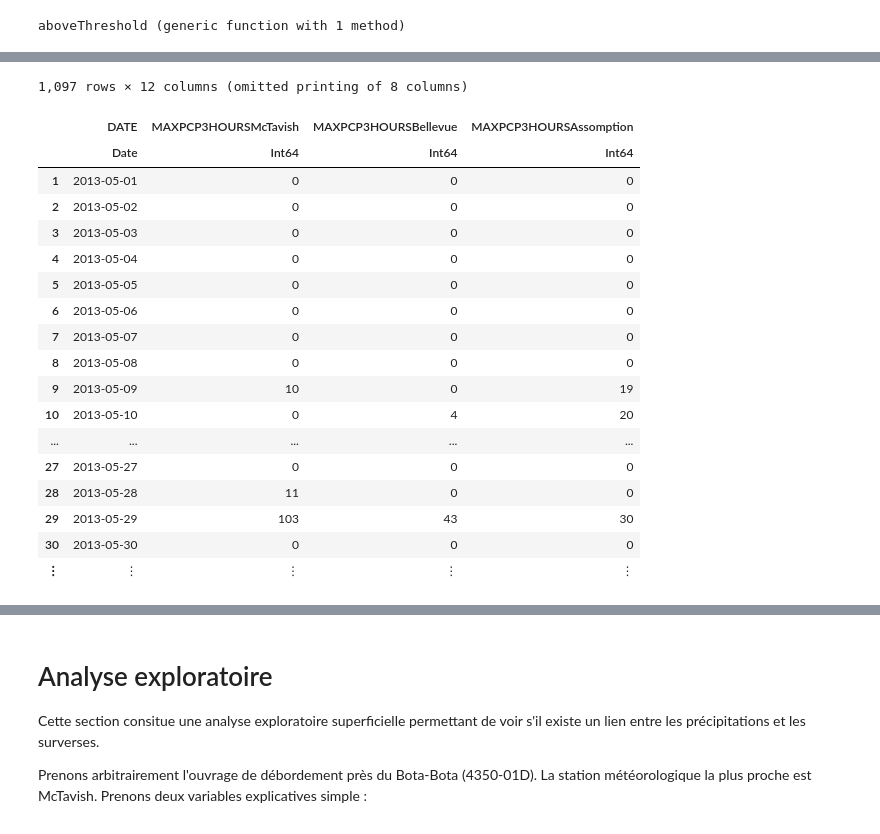
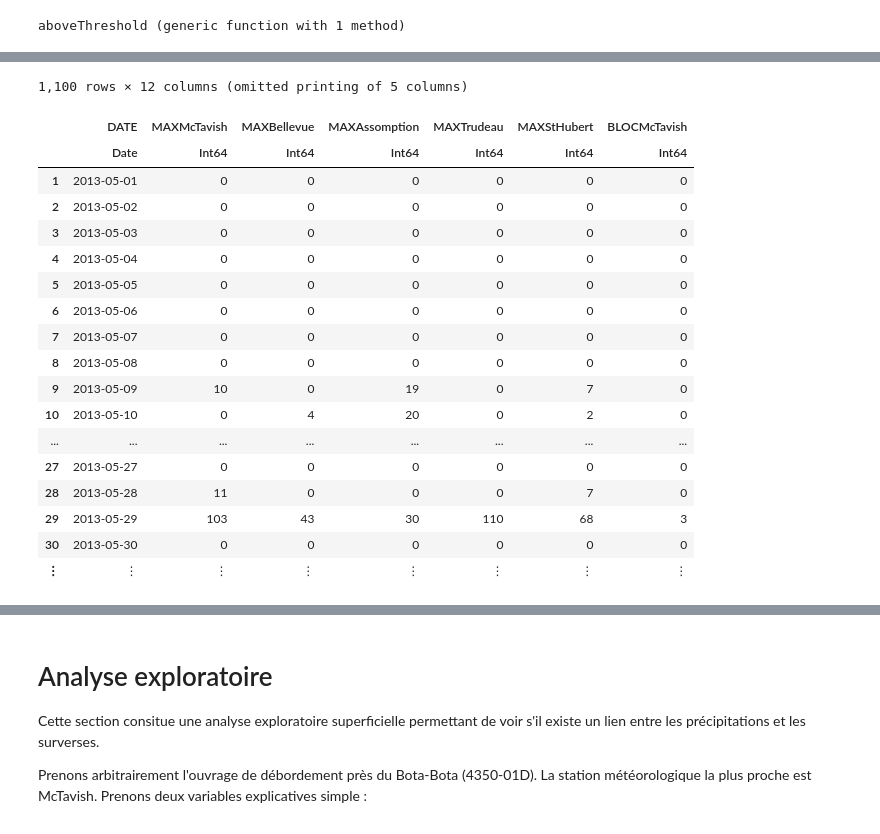
Before and after one commit to gafaua/projetMTH3302, a Jupyter notebook: ProjetA19.ipynb, the cells around one changed output, grey strips where cells are left out. Cells and saved outputs as stored; diff of their text form; code cells hidden in the pictures.

```diff
--- a/ProjetA19.ipynb
+++ b/ProjetA19.ipynb
@@ -171,0 +174,3 @@ dropmissing!(data_full)
+# %%
+data_full[3902, 3] = 0
+data_full[3902, 7] = 0
@@ -173,12 +183,12 @@ dropmissing!(data_full)
 ## Extraction variables explicatives (Maude L.)
 # %%
 # Maximum de précipitations en 1 heure dans une journée.
-X_pcp_max = by(data_full, :date,  McTavish = :McTavish=>maximum, Bellevue = :Bellevue=>maximum,
-   Assomption = :Assomption=>maximum, Trudeau = :Trudeau=>maximum, StHubert = :StHubert=>maximum)
+X_pcp_max = by(data_full, :date,  MAXMcTavish = :McTavish=>maximum, MAXBellevue = :Bellevue=>maximum,
+   MAXAssomption = :Assomption=>maximum, MAXTrudeau = :Trudeau=>maximum, MAXStHubert = :StHubert=>maximum)
 
 # Somme des précipitations dans une journée
-X_pcp_sum = by(data_full, :date,  McTavish = :McTavish=>sum, Bellevue = :Bellevue=>sum,
-   Assomption = :Assomption=>sum, Trudeau = :Trudeau=>sum, StHubert = :StHubert=>sum)
+X_pcp_sum = by(data_full, :date,  SUMMcTavish = :McTavish=>sum, SUMBellevue = :Bellevue=>sum,
+   SUMAssomption = :Assomption=>sum, SUMTrudeau = :Trudeau=>sum, SUMStHubert = :StHubert=>sum)
 
 # Précipitation à chaque heure pour chaque journée
 X_pcp_hour = data_full
@@ -199,14 +209,14 @@ end
 
 # Somme des précipitations des 2 jours précédents
 
-X_pcp_two_days = copy(X_pcp_sum)
-buffer = copy(X_pcp_sum)
+X_pcp_two_days = DataFrame(date= X_pcp_sum[:,:date], SUM2DaysMcTavish=zeros(Int64, length(X_pcp_sum[:,1])), SUM2DaysBellevue=zeros(Int64, length(X_pcp_sum[:,1])), SUM2DaysAssomption=zeros(Int64, length(X_pcp_sum[:,1])), SUM2DaysTrudeau=zeros(Int64, length(X_pcp_sum[:,1])), SUM2DaysStHubert=zeros(Int64, length(X_pcp_sum[:,1])))
+#buffer = copy(X_pcp_sum)
 for i=2:6
-    for j=1:length(X_pcp_sum[:,2])
+    for j=1:length(X_pcp_two_days[:,1])
         if (j > 1)
-            X_pcp_two_days[j, i] = buffer[(j-1), i] + buffer[j,i]
+            X_pcp_two_days[j, i] = X_pcp_sum[(j-1), i] + X_pcp_sum[j,i]
         else
-            X_pcp_two_days[j, i] = buffer[j, i]
+            X_pcp_two_days[j, i] = X_pcp_sum[j, i]
         end
     end
 end
@@ -237,16 +247,16 @@ end
 ouvrage = ["3260-01D", "3350-07D", "4240-01D", "4350-01D", "4380-01D"]
 
 filtered_surverse = filter(row -> row.NO_OUVRAGE == ouvrage[1], surverse_df)
-surverse_rivierePrairie = DataFrame(DATE=filtered_surverse[:, 2], RIVIEREPRAIRIE=filtered_surverse[:, 3])
+surverse_rivierePrairie = DataFrame(DATE=filtered_surverse[:, 2], SURVERSE=filtered_surverse[:, 3])
 
 filtered_surverse = filter(row -> row.NO_OUVRAGE == ouvrage[2], surverse_df)
-surverse_ahuntsic = DataFrame(DATE=filtered_surverse[:, 2], AHUNTSIC=filtered_surverse[:, 3])
+surverse_ahuntsic = DataFrame(DATE=filtered_surverse[:, 2], SURVERSE=filtered_surverse[:, 3])
 
 filtered_surverse = filter(row -> row.NO_OUVRAGE == ouvrage[3], surverse_df)
-surverse_pointeAuxTrembles = DataFrame(DATE=filtered_surverse[:, 2], POINTEAUXTREMBLES=filtered_surverse[:, 3])
+surverse_pointeAuxTrembles = DataFrame(DATE=filtered_surverse[:, 2], SURVERSE=filtered_surverse[:, 3])
 
 filtered_surverse = filter(row -> row.NO_OUVRAGE == ouvrage[4], surverse_df)
-surverse_vieuxMontreal = DataFrame(DATE=filtered_surverse[:, 2], VIEUXMONTREAL=filtered_surverse[:, 3])
+surverse_vieuxMontreal = DataFrame(DATE=filtered_surverse[:, 2], SURVERSE=filtered_surverse[:, 3])
 
 filtered_surverse = filter(row -> row.NO_OUVRAGE == ouvrage[5], surverse_df)
-surverse_verdun = DataFrame(DATE=filtered_surverse[:, 2], VERDUN=filtered_surverse[:, 3]);
+surverse_verdun = DataFrame(DATE=filtered_surverse[:, 2], SURVERSE=filtered_surverse[:, 3]);
@@ -263,12 +276,12 @@ end
 # %% [output]
 aboveThreshold (generic function with 1 method)
 # %%
-df_3h = DataFrame(DATE=X_pcp_sum[:, :date], MAXPCP3HOURSMcTavish=zeros(Int64, length(X_pcp_sum[:,1])), MAXPCP3HOURSBellevue=zeros(Int64, length(X_pcp_sum[:,1])), MAXPCP3HOURSAssomption=zeros(Int64, length(X_pcp_sum[:,1])), MAXPCP3HOURSTrudeau=zeros(Int64, length(X_pcp_sum[:,1])), MAXPCP3HOURSStHubert=zeros(Int64, length(X_pcp_sum[:,1])), NUMBLOCKMcTavish=zeros(Int64, length(X_pcp_sum[:,1])), NUMBLOCKBellevue=zeros(Int64, length(X_pcp_sum[:,1])), NUMBLOCKAssomption=zeros(Int64, length(X_pcp_sum[:,1])), NUMBLOCKStHubert=zeros(Int64, length(X_pcp_sum[:,1])), NUMBLOCKTrudeau=zeros(Int64, length(X_pcp_sum[:,1])))
+df_3h = DataFrame(date=X_pcp_sum[:, :date], MAXBLOCMcTavish=zeros(Int64, length(X_pcp_sum[:,1])), MAXBLOCBellevue=zeros(Int64, length(X_pcp_sum[:,1])), MAXBLOCAssomption=zeros(Int64, length(X_pcp_sum[:,1])), MAXBLOCTrudeau=zeros(Int64, length(X_pcp_sum[:,1])), MAXBLOCStHubert=zeros(Int64, length(X_pcp_sum[:,1])), BLOCMcTavish=zeros(Int64, length(X_pcp_sum[:,1])), BLOCBellevue=zeros(Int64, length(X_pcp_sum[:,1])), BLOCAssomption=zeros(Int64, length(X_pcp_sum[:,1])), BLOCTrudeau=zeros(Int64, length(X_pcp_sum[:,1])), BLOCStHubert=zeros(Int64, length(X_pcp_sum[:,1])))
 for i=1:length(X_pcp_sum[:,1])-1
     for j=2:6
         df_3h[i, j] = findmax(X_pcp_three_hours[((i-1)*24)+1:i*24, j+1])[1]
     end
     for j=7:11
-        df_3h[i, j] = aboveThreshold(X_pcp_three_hours[((i-1)*24)+1:i*24, j-4], 50)
+        df_3h[i, j] = aboveThreshold(X_pcp_three_hours[((i-1)*24)+1:i*24, j-4], 75)
     end
 end
@@ -275,34 +315,34 @@ end
 # %%
 df_3h_3260 = copy(df_3h)
 df_3h_3260.SURVERSE = zeros(Int64, length(df_3h[:,1]))
 missing = []
 for i=1:length(df_3h_3260[:,1])
-    surverse = filter(x -> x.DATE == df_3h[i, :DATE] && x.NO_OUVRAGE == "3260-01D", surverse_df).SURVERSE
+    surverse = filter(x -> x.DATE == df_3h[i, :DATE], surverse_vieuxMontreal).SURVERSE
     if length(surverse) != 0
         df_3h_3260[i, :SURVERSE] = surverse[1]
     else
         push!(missing, i)
     end
 end
 deleterows!(df_3h_3260, missing)
 # %% [output]
-1,097 rows × 12 columns (omitted printing of 8 columns)
+1,100 rows × 12 columns (omitted printing of 5 columns)
-|  | DATE | MAXPCP3HOURSMcTavish | MAXPCP3HOURSBellevue | MAXPCP3HOURSAssomption |
-|  | Date | Int64 | Int64 | Int64 |
-| 1 | 2013-05-01 | 0 | 0 | 0 |
-| 2 | 2013-05-02 | 0 | 0 | 0 |
-| 3 | 2013-05-03 | 0 | 0 | 0 |
-| 4 | 2013-05-04 | 0 | 0 | 0 |
-| 5 | 2013-05-05 | 0 | 0 | 0 |
-| 6 | 2013-05-06 | 0 | 0 | 0 |
-| 7 | 2013-05-07 | 0 | 0 | 0 |
-| 8 | 2013-05-08 | 0 | 0 | 0 |
-| 9 | 2013-05-09 | 10 | 0 | 19 |
-| 10 | 2013-05-10 | 0 | 4 | 20 |
-| ... | ... | ... | ... | ... |
-| 27 | 2013-05-27 | 0 | 0 | 0 |
-| 28 | 2013-05-28 | 11 | 0 | 0 |
-| 29 | 2013-05-29 | 103 | 43 | 30 |
-| 30 | 2013-05-30 | 0 | 0 | 0 |
-| ⋮ | ⋮ | ⋮ | ⋮ | ⋮ |
+|  | DATE | MAXMcTavish | MAXBellevue | MAXAssomption | MAXTrudeau | MAXStHubert | BLOCMcTavish |
+|  | Date | Int64 | Int64 | Int64 | Int64 | Int64 | Int64 |
+| 1 | 2013-05-01 | 0 | 0 | 0 | 0 | 0 | 0 |
+| 2 | 2013-05-02 | 0 | 0 | 0 | 0 | 0 | 0 |
+| 3 | 2013-05-03 | 0 | 0 | 0 | 0 | 0 | 0 |
+| 4 | 2013-05-04 | 0 | 0 | 0 | 0 | 0 | 0 |
+| 5 | 2013-05-05 | 0 | 0 | 0 | 0 | 0 | 0 |
+| 6 | 2013-05-06 | 0 | 0 | 0 | 0 | 0 | 0 |
+| 7 | 2013-05-07 | 0 | 0 | 0 | 0 | 0 | 0 |
+| 8 | 2013-05-08 | 0 | 0 | 0 | 0 | 0 | 0 |
+| 9 | 2013-05-09 | 10 | 0 | 19 | 0 | 7 | 0 |
+| 10 | 2013-05-10 | 0 | 4 | 20 | 0 | 2 | 0 |
+| ... | ... | ... | ... | ... | ... | ... | ... |
+| 27 | 2013-05-27 | 0 | 0 | 0 | 0 | 0 | 0 |
+| 28 | 2013-05-28 | 11 | 0 | 0 | 0 | 7 | 0 |
+| 29 | 2013-05-29 | 103 | 43 | 30 | 110 | 68 | 3 |
+| 30 | 2013-05-30 | 0 | 0 | 0 | 0 | 0 | 0 |
+| ⋮ | ⋮ | ⋮ | ⋮ | ⋮ | ⋮ | ⋮ | ⋮ |
 # %%
```
Also changed, not shown: parts of 14 cells of this notebook.
